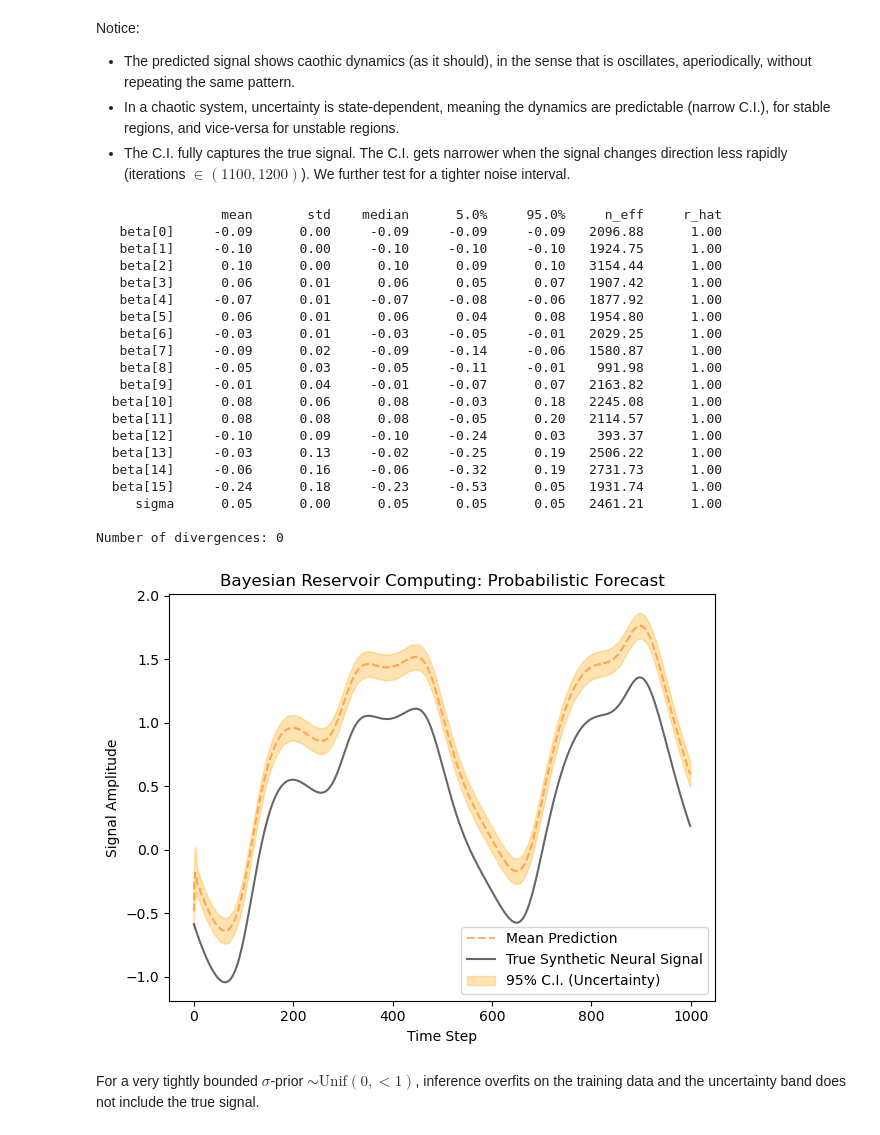
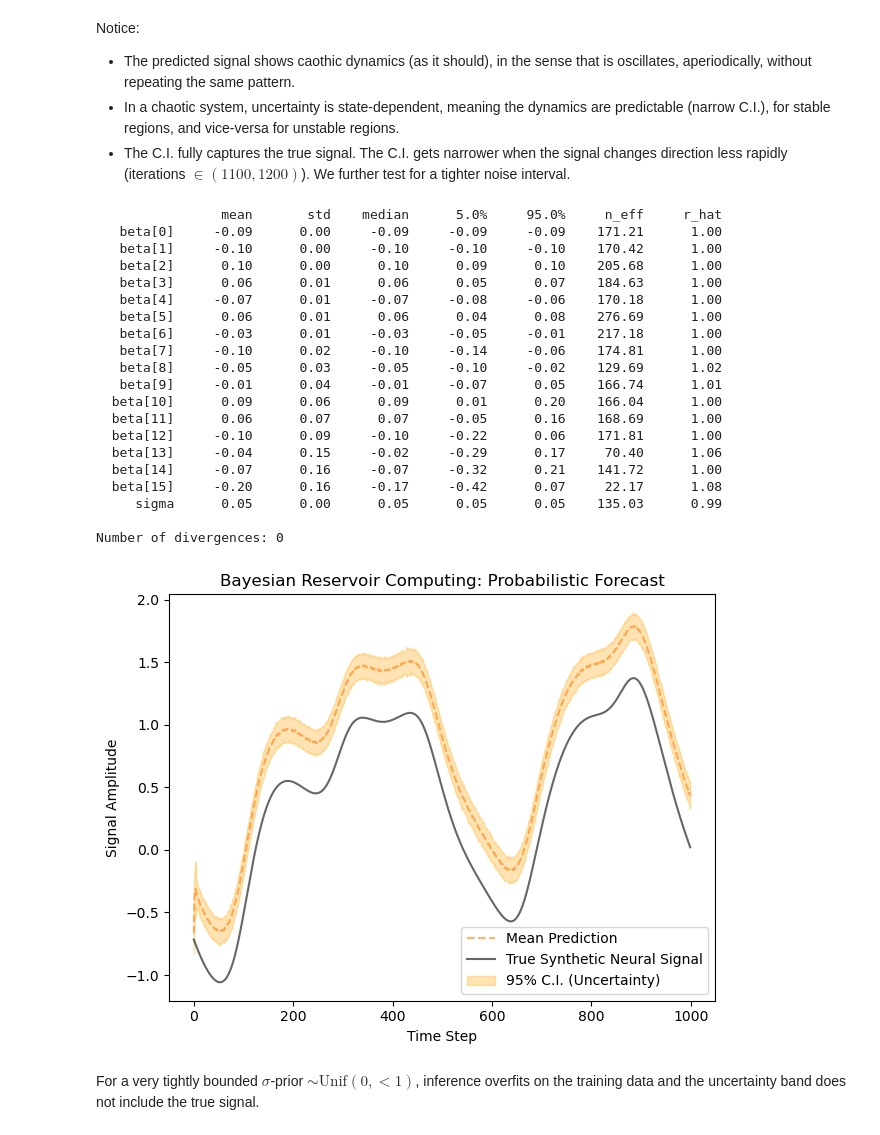
Before and after one commit to filippobezzi/Bayesian-Inference-in-High-Dimensional-Reservoir-Dynamics-for-Neural-Time-Series, a Jupyter notebook: pre-processing.ipynb, the cells around one changed output. Saved outputs shown, nothing was run; the diff lists cells and outputs as text; code cells hidden in the pictures.

```diff
--- a/pre-processing.ipynb
+++ b/pre-processing.ipynb
@@ -83,7 +86,7 @@ with:
 
 Thus run $\text{HMC}$ sampler to sample $Y$. Two parameters will be shown. The $\texttt{step size}\,\,\Delta t$ is the integration step by used by the Leapfrog integrator. Pyro automatically identifies the value that allow to safely explore the whole distribution. The $\texttt{acc. prob}$ which is the frequency with which the sampler accepts the new proposed state at the end of a trajectory.
 # %%
-num_samples = Time_steps
+num_samples = 200
 
 nut_kernel = pyro.infer.NUTS(model)
 mcmc = pyro.infer.MCMC(nut_kernel, num_samples=num_samples, warmup_steps=200)
@@ -198,67 +201,67 @@ Notice:
 + The C.I. fully captures the true signal. The C.I. gets narrower when the signal changes direction less rapidly (iterations $\in(1100,1200)$).
 We further test for a tighter noise interval.
 # %%
-num_samples_crit = Time_steps
+num_samples_cnstr = 200
 
 nut_kernel = pyro.infer.NUTS(model)
-mcmc_crit = pyro.infer.MCMC(nut_kernel, num_samples=num_samples_crit, warmup_steps=200)
+mcmc_cnstr = pyro.infer.MCMC(nut_kernel, num_samples=num_samples_cnstr, warmup_steps=200)
 
-mcmc_crit.run(S_train_PCA, Y_train, beta_params=[0,1e0], sigma_params=[0,5*1e-2])
-mcmc_crit.summary()
+mcmc_cnstr.run(S_train_PCA, Y_train, beta_params=[0,1e0], sigma_params=[1e-2])
+mcmc_cnstr.summary()
 # %% [output]
                 mean       std    median      5.0%     95.0%     n_eff     r_hat
-   beta[0]     -0.09      0.00     -0.09     -0.09     -0.09   2096.88      1.00
-   beta[1]     -0.10      0.00     -0.10     -0.10     -0.10   1924.75      1.00
-   beta[2]      0.10      0.00      0.10      0.09      0.10   3154.44      1.00
-   beta[3]      0.06      0.01      0.06      0.05      0.07   1907.42      1.00
-   beta[4]     -0.07      0.01     -0.07     -0.08     -0.06   1877.92      1.00
-   beta[5]      0.06      0.01      0.06      0.04      0.08   1954.80      1.00
-   beta[6]     -0.03      0.01     -0.03     -0.05     -0.01   2029.25      1.00
-   beta[7]     -0.09      0.02     -0.09     -0.14     -0.06   1580.87      1.00
-   beta[8]     -0.05      0.03     -0.05     -0.11     -0.01    991.98      1.00
-   beta[9]     -0.01      0.04     -0.01     -0.07      0.07   2163.82      1.00
-  beta[10]      0.08      0.06      0.08     -0.03      0.18   2245.08      1.00
-  beta[11]      0.08      0.08      0.08     -0.05      0.20   2114.57      1.00
-  beta[12]     -0.10      0.09     -0.10     -0.24      0.03    393.37      1.00
-  beta[13]     -0.03      0.13     -0.02     -0.25      0.19   2506.22      1.00
-  beta[14]     -0.06      0.16     -0.06     -0.32      0.19   2731.73      1.00
-  beta[15]     -0.24      0.18     -0.23     -0.53      0.05   1931.74      1.00
-     sigma      0.05      0.00      0.05      0.05      0.05   2461.21      1.00
+   beta[0]     -0.09      0.00     -0.09     -0.09     -0.09    171.21      1.00
+   beta[1]     -0.10      0.00     -0.10     -0.10     -0.10    170.42      1.00
+   beta[2]      0.10      0.00      0.10      0.09      0.10    205.68      1.00
+   beta[3]      0.06      0.01      0.06      0.05      0.07    184.63      1.00
+   beta[4]     -0.07      0.01     -0.07     -0.08     -0.06    170.18      1.00
+   beta[5]      0.06      0.01      0.06      0.04      0.08    276.69      1.00
+   beta[6]     -0.03      0.01     -0.03     -0.05     -0.01    217.18      1.00
+   beta[7]     -0.10      0.02     -0.10     -0.14     -0.06    174.81      1.00
+   beta[8]     -0.05      0.03     -0.05     -0.10     -0.02    129.69      1.02
+   beta[9]     -0.01      0.04     -0.01     -0.07      0.05    166.74      1.01
+  beta[10]      0.09      0.06      0.09      0.01      0.20    166.04      1.00
+  beta[11]      0.06      0.07      0.07     -0.05      0.16    168.69      1.00
+  beta[12]     -0.10      0.09     -0.10     -0.22      0.06    171.81      1.00
+  beta[13]     -0.04      0.15     -0.02     -0.29      0.17     70.40      1.06
+  beta[14]     -0.07      0.16     -0.07     -0.32      0.21    141.72      1.00
+  beta[15]     -0.20      0.16     -0.17     -0.42      0.07     22.17      1.08
+     sigma      0.05      0.00      0.05      0.05      0.05    135.03      0.99
 
 Number of divergences: 0
 # %%
-param_samples_crit = mcmc_crit.get_samples()
-predictive_crit = pyro.infer.Predictive(model, posterior_samples=param_samples_crit, num_samples=None, parallel=True)
-y_pred_samples_crit = predictive_crit(S_test_PCA, None)["obs"]
+param_samples_cnstr = mcmc_cnstr.get_samples()
+predictive_cnstr = pyro.infer.Predictive(model, posterior_samples=param_samples_cnstr, num_samples=None, parallel=True)
+y_pred_samples_cnstr = predictive_cnstr(S_test_PCA, None)["obs"]
 
-median_prediction_crit = y_pred_samples_crit.median(0)[0]
-mean_prediction_crit = y_pred_samples_crit.mean(0)
-std_prediction_crit = y_pred_samples_crit.std(0)
+median_prediction_cnstr = y_pred_samples_cnstr.median(0)[0]
+mean_prediction_cnstr = y_pred_samples_cnstr.mean(0)
+std_prediction_cnstr = y_pred_samples_cnstr.std(0)
 
-lower_bound_crit = mean_prediction_crit - 2 * std_prediction_crit
-upper_bound_crit = mean_prediction_crit + 2 * std_prediction_crit
+lower_bound_cnstr = mean_prediction_cnstr - 2 * std_prediction_cnstr
+upper_bound_cnstr = mean_prediction_cnstr + 2 * std_prediction_cnstr
 # %%
 plt.figure(figsize=(12,5))
 
 plt.subplot(1,2,1)
-plt.plot(mean_prediction_crit, "C1--", alpha=0.6, label="Mean Prediction")
+plt.plot(mean_prediction_cnstr, "C1--", alpha=0.6, label="Mean Prediction")
 plt.plot(Y_test, "k-", alpha=0.6, label="True Synthetic Neural Signal")
 plt.fill_between(
-    range(len(mean_prediction_crit)),
-    lower_bound_crit,
-    upper_bound_crit,
+    range(len(mean_prediction_cnstr)),
+    lower_bound_cnstr,
+    upper_bound_cnstr,
     color="orange",
     alpha=0.3,
     label="95% C.I. (Uncertainty)"
 )
 plt.xlabel("Time Step")
 plt.ylabel("Signal Amplitude")
 plt.title("Bayesian Reservoir Computing: Probabilistic Forecast")
 plt.tight_layout()
 plt.legend()
 plt.show()
 # %% [output]
-[figure, old version]
+[figure, new version]
 # %% [markdown]
 For a very tightly bounded $\sigma$-prior $\sim\text{Unif}(0,<1)$, inference overfits on the training data and the uncertainty band does not include the true signal.
 # %% [markdown]
```
Also changed, not shown: parts of 12 cells of this notebook, 2 other files.
